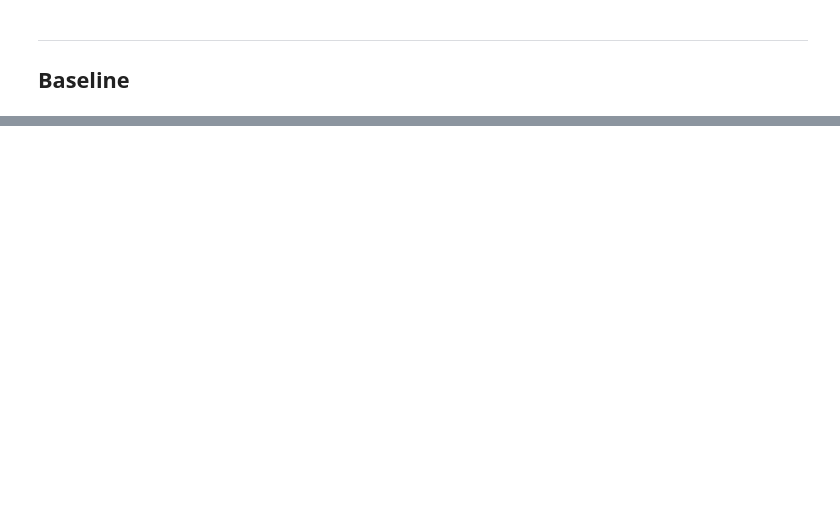
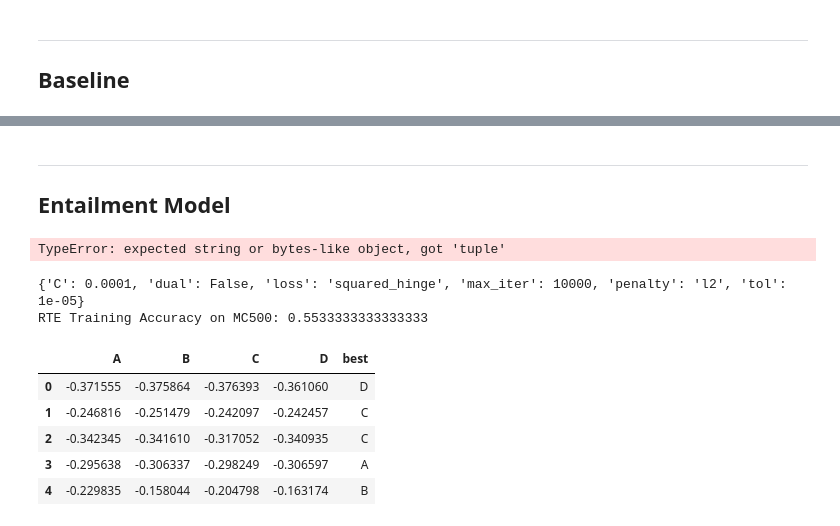
Before and after one commit to jacobemmerson/CS1671, a Jupyter notebook: MCTest/machine_comp.ipynb, the cells around one changed output, grey strips where cells are left out. Drawn from its saved outputs; the diff is of its cells as text; code cells hidden in the pictures; blank space fills up the shorter version.

```diff
--- a/MCTest/machine_comp.ipynb
+++ b/MCTest/machine_comp.ipynb
@@ -106,6 +133,23 @@ def cosine_sim(vector1, vector2):
         return 0
 
     return vector1.dot(vector2)/(len1 * len2)
+
+def unigram_match(bag1, bag2):
+    # normalized by bag1
+    matches = 0
+    for gram in bag1:
+        if gram in bag2: matches += 1
+
+    return matches / len(bag1)
+
+def lev_similarity(passage, hypothesis):
+    scores = np.array([ed.eval(x, hypothesis)/max(len(x),len(hypothesis)) for x in passage.split(' ')])
+    return np.median(scores)
+
+def jaccard_similarity(set1, set2):
+    cap = set1.intersection(set2)
+    cup = set1.union(set2)
+    return len(cap)/len(cup)
 # %%
 def sort_by_column(matrix, col_index, ascending = False):
     mat = matrix
@@ -264,0 +325,3 @@ temp
+# %% [markdown]
+---
+## Entailment Model
@@ -265 +438,25 @@ temp
+# %%
+rte_model = RTE_classifier(train_answers)
+train_df = rte_model.create_features(train_stories)
+train_df.head()
+# %% [output]
+TypeError: expected string or bytes-like object, got 'tuple'
+# %%
+rte_model.train(train_df)
+train_preds = rte_model.predict(train_df.drop(columns = 'y'))
+print(f"RTE Training Accuracy on MC500: {get_accuracy(train_preds['best'].values.reshape(-4,4), train_answers)}")
+# %% [output]
+{'C': 0.0001, 'dual': False, 'loss': 'squared_hinge', 'max_iter': 10000, 'penalty': 'l2', 'tol': 1e-05}
+RTE Training Accuracy on MC500: 0.5533333333333333
+# %%
+test_df = rte_model.create_features(test_stories).drop(columns = 'y')
+test_preds = rte_model.predict(test_df)
+test_preds.head()
+# %% [output]
+|  | A | B | C | D | best |
+| 0 | -0.371555 | -0.375864 | -0.376393 | -0.361060 | D |
+| 1 | -0.246816 | -0.251479 | -0.242097 | -0.242457 | C |
+| 2 | -0.342345 | -0.341610 | -0.317052 | -0.340935 | C |
+| 3 | -0.295638 | -0.306337 | -0.298249 | -0.306597 | A |
+| 4 | -0.229835 | -0.158044 | -0.204798 | -0.163174 | B |
 # %%
```
Also changed, not shown: parts of 22 cells of this notebook, 1 other file.
